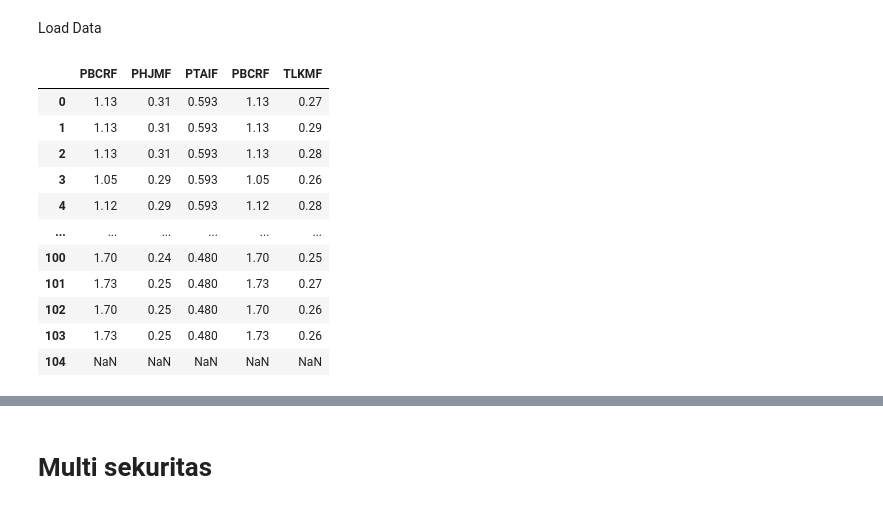
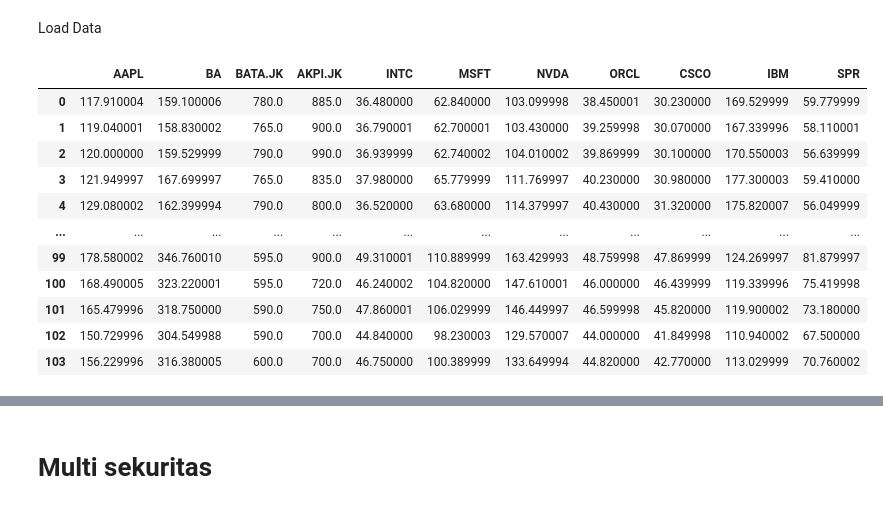
Before and after one commit to relfarizi/Portfolio-Saham, a Jupyter notebook: Portfolio_Saham.ipynb, the cells around one changed output, grey strips where cells are left out. Drawn from its saved outputs; the diff is of its cells as text; code cells hidden in the pictures.

Commit message:
Seleksi Saham

```diff
--- a/Portfolio_Saham.ipynb
+++ b/Portfolio_Saham.ipynb
@@ -2,38 +2,60 @@
 Load Data
 # %%
 import pandas as pd
+"""
+kode_saham = ["AAPL","BA","BATA.JK","BKRKF","CSCO","IBM",
+              "TLKMF","AKPI.JK","INTC","MSFT","NVDA",
+              "ORCL","PBCRF","PHJMF","PTAIF","SPR"]
+"""
 
-#kode_saham = ["PBCRF","IBM","PHJMF","PTAIF","TLKMF"]#
-#kode_saham = ["PTAIF","TLKMF","AKPI.JK","BATA.JK"]
-kode_saham = ["PBCRF","PHJMF","PTAIF","PBCRF","TLKMF"]
-n = len(kode_saham)
-github = "https://raw.githubusercontent.com/relfarizi/Portfolio-Saham/master/Data/"
-#data[0] = "https://raw.githubusercontent.com/relfarizi/Portfolio-Saham/master/"+data[0]+".csv"
-#data[1] = "https://raw.githubusercontent.com/relfarizi/Portfolio-Saham/master/BKRKF.csv"
-#data[2] = "https://raw.githubusercontent.com/relfarizi/Portfolio-Saham/master/PHJMF.csv"
-#data[3] = "https://raw.githubusercontent.com/relfarizi/Portfolio-Saham/master/PTAIF.csv"
-#data[4] = "https://raw.githubusercontent.com/relfarizi/Portfolio-Saham/master/TLKMF.csv"
+#fix
+"""
+kode_saham = ["BKRKF",
+              "TLKMF",
+              "PHJMF"]
 
-df = []
-for i in range(n) :
-  datas = pd.read_csv(github+kode_saham[i]+".csv")
-  data_tmp = datas["Close"]
-  df.append(data_tmp)
-  #print(data_tmp.shape)
+"""
+# variansi besar
+kode_saham = ["AAPL","BA","BATA.JK","AKPI.JK","INTC","MSFT","NVDA","ORCL","CSCO","IBM","SPR"]
 
-dataset = pd.concat(df, axis=1, sort=False)
-dataset.columns = kode_saham
+#kode_saham = ["TLKMF","PHJMF","BKRKF"]
+kode_tmp = []
+sama = False
+for i in kode_saham :
+  if i in kode_tmp :
+    sama =  True
+    kodenya = i
+    break
+  else :
+      kode_tmp.append(i)
+
+if sama :
+  dataset = []
+  print("ada yang sama", kodenya)
+else :
+  n = len(kode_saham)
+  github = "https://raw.githubusercontent.com/relfarizi/Portfolio-Saham/master/Data/"
+
+  df = []
+  for i in range(n) :
+    datas = pd.read_csv(github+kode_saham[i]+".csv")
+    data_tmp = datas["Close"]
+    df.append(data_tmp)
+    #print(data_tmp.shape)
+  dataset = pd.concat(df, axis=1, sort=False)
+  dataset = dataset.dropna()
+  dataset.columns = kode_saham
 dataset
 # %% [output]
-|  | PBCRF | PHJMF | PTAIF | PBCRF | TLKMF |
-| 0 | 1.13 | 0.31 | 0.593 | 1.13 | 0.27 |
-| 1 | 1.13 | 0.31 | 0.593 | 1.13 | 0.29 |
-| 2 | 1.13 | 0.31 | 0.593 | 1.13 | 0.28 |
-| 3 | 1.05 | 0.29 | 0.593 | 1.05 | 0.26 |
-| 4 | 1.12 | 0.29 | 0.593 | 1.12 | 0.28 |
-| ... | ... | ... | ... | ... | ... |
-| 100 | 1.70 | 0.24 | 0.480 | 1.70 | 0.25 |
-| 101 | 1.73 | 0.25 | 0.480 | 1.73 | 0.27 |
-| 102 | 1.70 | 0.25 | 0.480 | 1.70 | 0.26 |
-| 103 | 1.73 | 0.25 | 0.480 | 1.73 | 0.26 |
-| 104 | NaN | NaN | NaN | NaN | NaN |
+|  | AAPL | BA | BATA.JK | AKPI.JK | INTC | MSFT | NVDA | ORCL | CSCO | IBM | SPR |
+| 0 | 117.910004 | 159.100006 | 780.0 | 885.0 | 36.480000 | 62.840000 | 103.099998 | 38.450001 | 30.230000 | 169.529999 | 59.779999 |
+| 1 | 119.040001 | 158.830002 | 765.0 | 900.0 | 36.790001 | 62.700001 | 103.430000 | 39.259998 | 30.070000 | 167.339996 | 58.110001 |
+| 2 | 120.000000 | 159.529999 | 790.0 | 990.0 | 36.939999 | 62.740002 | 104.010002 | 39.869999 | 30.100000 | 170.550003 | 56.639999 |
+| 3 | 121.949997 | 167.699997 | 765.0 | 835.0 | 37.980000 | 65.779999 | 111.769997 | 40.230000 | 30.980000 | 177.300003 | 59.410000 |
+| 4 | 129.080002 | 162.399994 | 790.0 | 800.0 | 36.520000 | 63.680000 | 114.379997 | 40.430000 | 31.320000 | 175.820007 | 56.049999 |
+| ... | ... | ... | ... | ... | ... | ... | ... | ... | ... | ... | ... |
+| 99 | 178.580002 | 346.760010 | 595.0 | 900.0 | 49.310001 | 110.889999 | 163.429993 | 48.759998 | 47.869999 | 124.269997 | 81.879997 |
+| 100 | 168.490005 | 323.220001 | 595.0 | 720.0 | 46.240002 | 104.820000 | 147.610001 | 46.000000 | 46.439999 | 119.339996 | 75.419998 |
+| 101 | 165.479996 | 318.750000 | 590.0 | 750.0 | 47.860001 | 106.029999 | 146.449997 | 46.599998 | 45.820000 | 119.900002 | 73.180000 |
+| 102 | 150.729996 | 304.549988 | 590.0 | 700.0 | 44.840000 | 98.230003 | 129.570007 | 44.000000 | 41.849998 | 110.940002 | 67.500000 |
+| 103 | 156.229996 | 316.380005 | 600.0 | 700.0 | 46.750000 | 100.389999 | 133.649994 | 44.820000 | 42.770000 | 113.029999 | 70.760002 |
```
Also changed, not shown: parts of 9 cells of this notebook.
